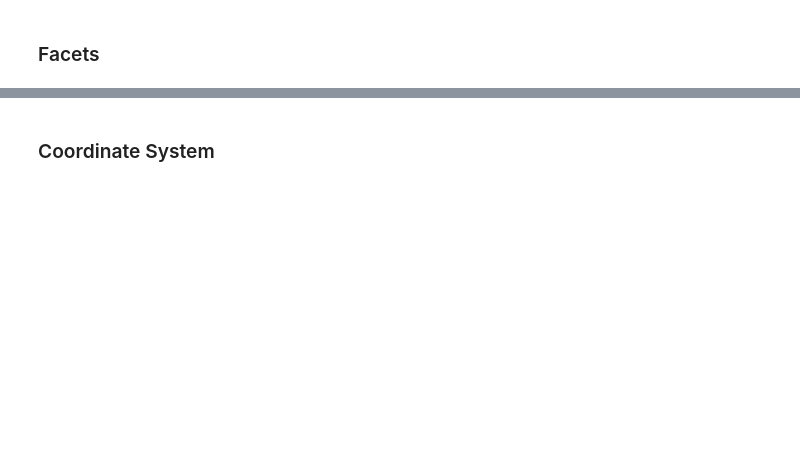
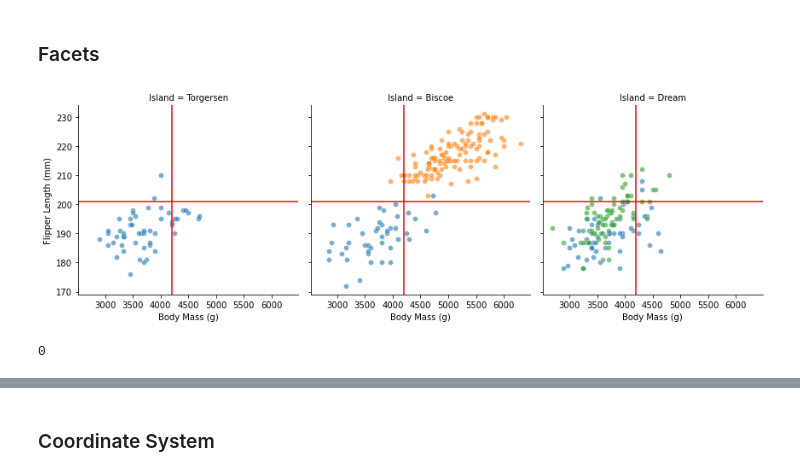
Before and after one commit to alexschillingfhnw/gdv, a Jupyter notebook: LO4.ipynb, the cells around one changed output, grey strips where cells are left out. Cells and saved outputs as stored; diff of their text form; code cells hidden in the pictures; blank space fills up the shorter version.

```diff
--- a/LO4.ipynb
+++ b/LO4.ipynb
@@ -105,2 +146,19 @@ plt.show(g)
 # %% [markdown]
 ### Facets
+# %%
+g = sns.FacetGrid(df, col="Island", hue = "Species", height = 4)
+g = g.map(sns.scatterplot, "Body Mass (g)", "Flipper Length (mm)", alpha = 0.6)
+
+for ax in g.axes_dict.values():
+    ax.axvline(x = df["Body Mass (g)"].mean(), color = "red")
+    ax.axhline(y = df["Flipper Length (mm)"].mean(), color = "red")
+# %% [output]
+[figure, added]
+# %%
+# Drop rows with NAN in Sex column
+df1 = df[df["Sex"].isna() == False]
+
+# Check if there are any NAN in Sex
+df1["Sex"].isna().sum()
+# %% [output]
+0
```
Also changed, not shown: parts of 7 cells of this notebook, 1 other file.
